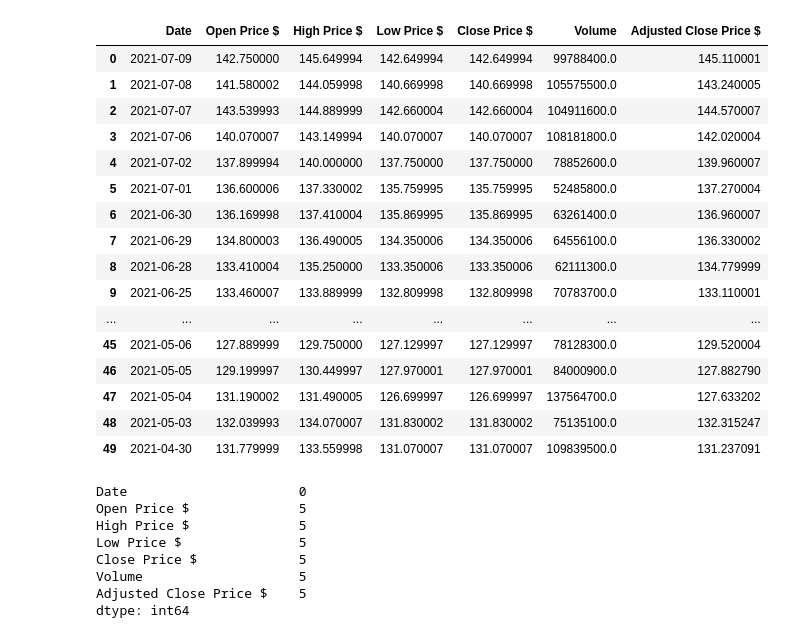
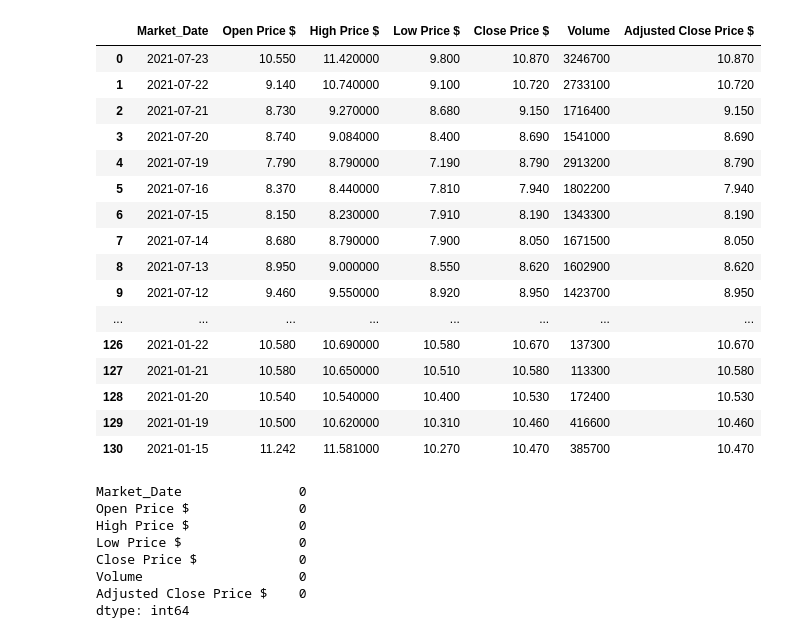
Before and after one commit to mdabbous88/Machine-Learning-Investment, a Jupyter notebook: ML-Investment.ipynb, the cells around one changed output. Saved outputs shown, nothing was run; the diff lists cells and outputs as text; code cells hidden in the pictures.

```diff
--- a/ML-Investment.ipynb
+++ b/ML-Investment.ipynb
@@ -9,7 +14,7 @@ import requests
 from Config import API_key
 url = "https://apidojo-yahoo-finance-v1.p.rapidapi.com/stock/v3/get-historical-data"
 
-querystring = {"symbol":symbol,"region":"US"}
+querystring = {"symbol":symbol,"region":"CANADA"}
 
 headers = {
     'x-rapidapi-key': API_key,
@@ -28,8 +33,9 @@ import sys
 #to another because of different events recorded other than day to day transactions (dividend, stock split ....)
 #define a list that holds all the dates in a json file
 year = []
-# Loop through the json file, 300 is chosen because no json is going to reach this length
-for i in range(1000):
+# Loop through the json file, 1000 is chosen because no 1 year data is going to reach this length. Exit try-except
+#once 366 rounds are finsihed
+for i in range(366):
                 try:
                     date = response["prices"][i]['date']
                     year.append(date)
@@ -63,8 +69,7 @@ for i in range(trading_days):
             date = response["prices"][i]['date']
             Date.append(date)
         except:
-
-            #Add null when no open_price is found
+            #Add null when no date is found
             date = np.NAN
             Date.append(date)
 
@@ -81,7 +86,6 @@ for i in range(trading_days):
             #Get the high price and append the price to a list
             high_price = response["prices"][i]['high']
             HighPrice.append(high_price)
-
         except:
             #Add null when no high_price is found
             high_price = np.NAN
@@ -99,11 +103,11 @@ for i in range(trading_days):
         try:
             #Get the close price and append the price to a list
             close_price = response["prices"][i]['close']
-            ClosePrice.append(low_price)
+            ClosePrice.append(close_price)
         except:
             #Add null when no close_price is found
             close_price = np.NAN
-            ClosePrice.append(low_price)
+            ClosePrice.append(close_price)
 
         try:
             #Get the volume of transactions and append the price to a list
@@ -125,6 +131,6 @@ for i in range(trading_days):
 # %%
 #Join all the lists created to form a dataframe
 import pandas as pd
-DF= pd.DataFrame({'Date': Date,'Open Price $': OpenPrice,'High Price $':HighPrice,'Low Price $': LowPrice,'Close Price $': ClosePrice,'Volume':VolumeTransactions,"Adjusted Close Price $":adjPrice})
-DF.head(50)
+DF= pd.DataFrame({'Market_Date': Date,'Open Price $': OpenPrice,'High Price $':HighPrice,'Low Price $': LowPrice,'Close Price $': ClosePrice,'Volume':VolumeTransactions,"Adjusted Close Price $":adjPrice})
+DF
 # %% [output]
@@ -148,35 +154,35 @@ DF.head(50)
 # %%
 import datetime
 #Change all unix dates to regular dates
-DF['Date'] = pd.to_datetime(DF['Date'], unit='s', origin='unix').dt.date
-DF.head(50)
+DF['Market_Date'] = pd.to_datetime(DF['Market_Date'], unit='s', origin='unix').dt.date
+DF
 # %% [output]
-|  | Date | Open Price $ | High Price $ | Low Price $ | Close Price $ | Volume | Adjusted Close Price $ |
-| 0 | 2021-07-09 | 142.750000 | 145.649994 | 142.649994 | 142.649994 | 99788400.0 | 145.110001 |
-| 1 | 2021-07-08 | 141.580002 | 144.059998 | 140.669998 | 140.669998 | 105575500.0 | 143.240005 |
-| 2 | 2021-07-07 | 143.539993 | 144.889999 | 142.660004 | 142.660004 | 104911600.0 | 144.570007 |
-| 3 | 2021-07-06 | 140.070007 | 143.149994 | 140.070007 | 140.070007 | 108181800.0 | 142.020004 |
-| 4 | 2021-07-02 | 137.899994 | 140.000000 | 137.750000 | 137.750000 | 78852600.0 | 139.960007 |
-| 5 | 2021-07-01 | 136.600006 | 137.330002 | 135.759995 | 135.759995 | 52485800.0 | 137.270004 |
-| 6 | 2021-06-30 | 136.169998 | 137.410004 | 135.869995 | 135.869995 | 63261400.0 | 136.960007 |
-| 7 | 2021-06-29 | 134.800003 | 136.490005 | 134.350006 | 134.350006 | 64556100.0 | 136.330002 |
-| 8 | 2021-06-28 | 133.410004 | 135.250000 | 133.350006 | 133.350006 | 62111300.0 | 134.779999 |
-| 9 | 2021-06-25 | 133.460007 | 133.889999 | 132.809998 | 132.809998 | 70783700.0 | 133.110001 |
+|  | Market_Date | Open Price $ | High Price $ | Low Price $ | Close Price $ | Volume | Adjusted Close Price $ |
+| 0 | 2021-07-23 | 10.550 | 11.420000 | 9.800 | 10.870 | 3246700 | 10.870 |
+| 1 | 2021-07-22 | 9.140 | 10.740000 | 9.100 | 10.720 | 2733100 | 10.720 |
+| 2 | 2021-07-21 | 8.730 | 9.270000 | 8.680 | 9.150 | 1716400 | 9.150 |
+| 3 | 2021-07-20 | 8.740 | 9.084000 | 8.400 | 8.690 | 1541000 | 8.690 |
+| 4 | 2021-07-19 | 7.790 | 8.790000 | 7.190 | 8.790 | 2913200 | 8.790 |
+| 5 | 2021-07-16 | 8.370 | 8.440000 | 7.810 | 7.940 | 1802200 | 7.940 |
+| 6 | 2021-07-15 | 8.150 | 8.230000 | 7.910 | 8.190 | 1343300 | 8.190 |
+| 7 | 2021-07-14 | 8.680 | 8.790000 | 7.900 | 8.050 | 1671500 | 8.050 |
+| 8 | 2021-07-13 | 8.950 | 9.000000 | 8.550 | 8.620 | 1602900 | 8.620 |
+| 9 | 2021-07-12 | 9.460 | 9.550000 | 8.920 | 8.950 | 1423700 | 8.950 |
 | ... | ... | ... | ... | ... | ... | ... | ... |
-| 45 | 2021-05-06 | 127.889999 | 129.750000 | 127.129997 | 127.129997 | 78128300.0 | 129.520004 |
-| 46 | 2021-05-05 | 129.199997 | 130.449997 | 127.970001 | 127.970001 | 84000900.0 | 127.882790 |
-| 47 | 2021-05-04 | 131.190002 | 131.490005 | 126.699997 | 126.699997 | 137564700.0 | 127.633202 |
-| 48 | 2021-05-03 | 132.039993 | 134.070007 | 131.830002 | 131.830002 | 75135100.0 | 132.315247 |
-| 49 | 2021-04-30 | 131.779999 | 133.559998 | 131.070007 | 131.070007 | 109839500.0 | 131.237091 |
+| 126 | 2021-01-22 | 10.580 | 10.690000 | 10.580 | 10.670 | 137300 | 10.670 |
+| 127 | 2021-01-21 | 10.580 | 10.650000 | 10.510 | 10.580 | 113300 | 10.580 |
+| 128 | 2021-01-20 | 10.540 | 10.540000 | 10.400 | 10.530 | 172400 | 10.530 |
+| 129 | 2021-01-19 | 10.500 | 10.620000 | 10.310 | 10.460 | 416600 | 10.460 |
+| 130 | 2021-01-15 | 11.242 | 11.581000 | 10.270 | 10.470 | 385700 | 10.470 |
 # %%
 #Check for Null values
 DF.isnull().sum()
 # %% [output]
-Date                      0
-Open Price $              5
-High Price $              5
-Low Price $               5
-Close Price $             5
-Volume                    5
-Adjusted Close Price $    5
+Market_Date               0
+Open Price $              0
+High Price $              0
+Low Price $               0
+Close Price $             0
+Volume                    0
+Adjusted Close Price $    0
 dtype: int64
```
Also changed, not shown: parts of 34 cells of this notebook, 2 other files.
